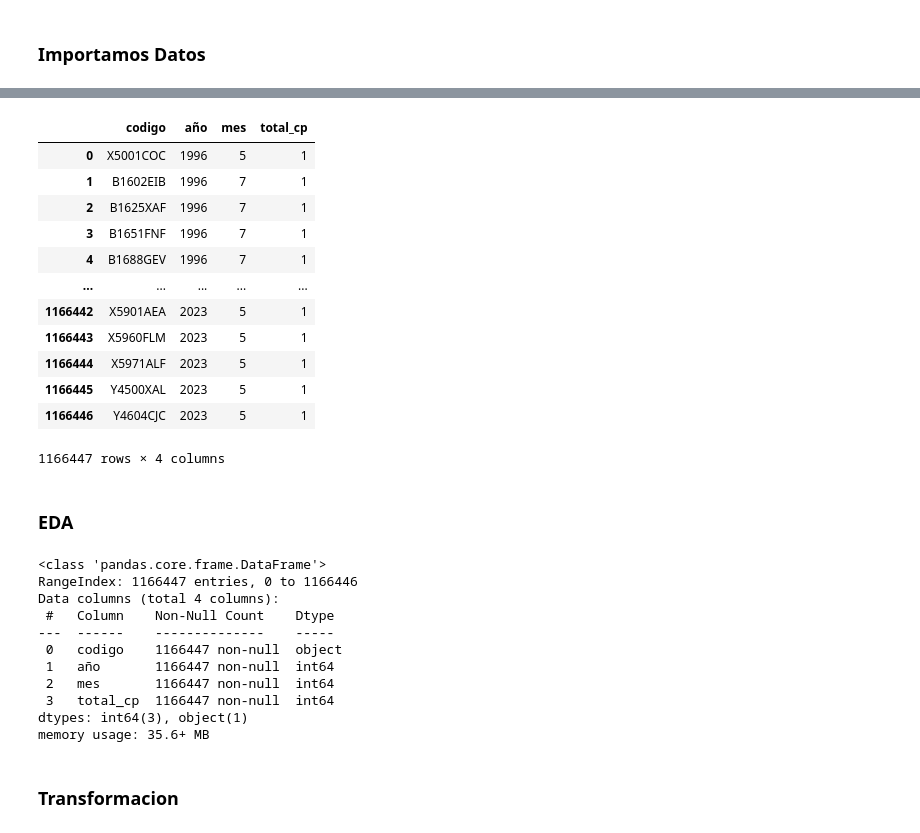
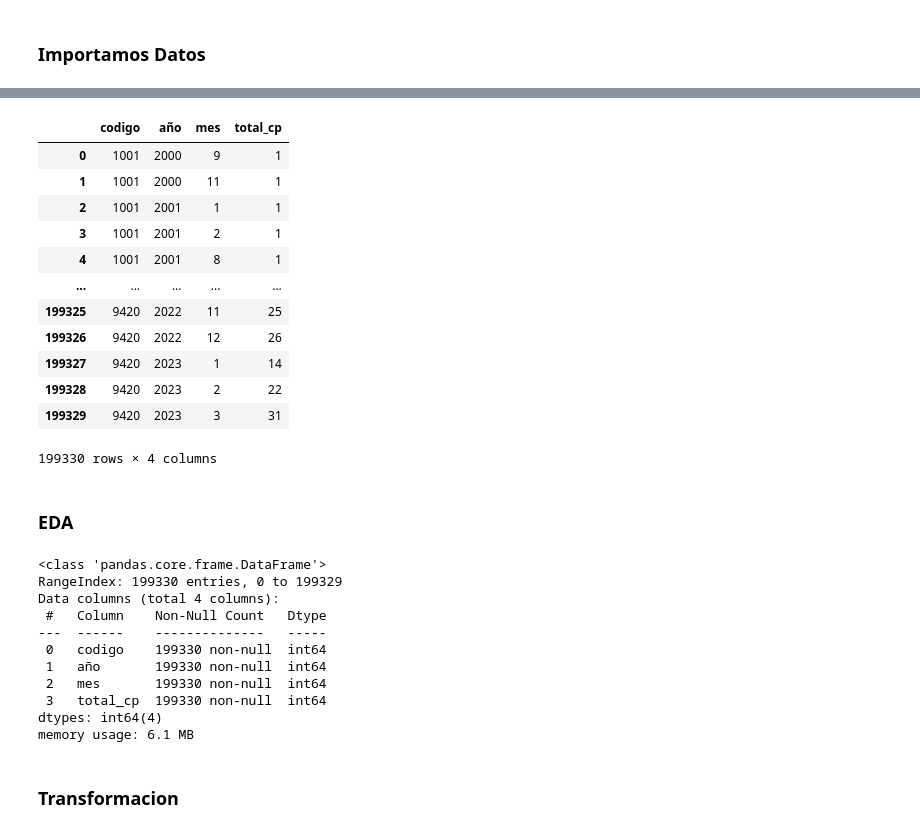
Before and after one commit to gabrielfernandorey/GGGR, a Jupyter notebook: LSTM/SRT v5.ipynb, the cells around one changed output, grey strips where cells are left out. Saved outputs shown, nothing was run; the diff lists cells and outputs as text; code cells hidden in the pictures.

```diff
--- a/LSTM/SRT v5.ipynb
+++ b/LSTM/SRT v5.ipynb
@@ -43,36 +43,36 @@ alfanumerico_SRT.cs 100%[===================>]  28.42M  95.8MB/s    in 0.3s
 # %%
-df = pd.read_csv('/content/alfanumerico_SRT.csv', header=0, usecols=[1,2,3,4])
+df = pd.read_csv('/content/alfanumerico_48_SRT.csv', header=0, usecols=[1,2,3,4])
 df
 # %% [output]
 |  | codigo | año | mes | total_cp |
-| 0 | X5001COC | 1996 | 5 | 1 |
-| 1 | B1602EIB | 1996 | 7 | 1 |
-| 2 | B1625XAF | 1996 | 7 | 1 |
-| 3 | B1651FNF | 1996 | 7 | 1 |
-| 4 | B1688GEV | 1996 | 7 | 1 |
+| 0 | 1001 | 2000 | 9 | 1 |
+| 1 | 1001 | 2000 | 11 | 1 |
+| 2 | 1001 | 2001 | 1 | 1 |
+| 3 | 1001 | 2001 | 2 | 1 |
+| 4 | 1001 | 2001 | 8 | 1 |
 | ... | ... | ... | ... | ... |
-| 1166442 | X5901AEA | 2023 | 5 | 1 |
-| 1166443 | X5960FLM | 2023 | 5 | 1 |
-| 1166444 | X5971ALF | 2023 | 5 | 1 |
-| 1166445 | Y4500XAL | 2023 | 5 | 1 |
-| 1166446 | Y4604CJC | 2023 | 5 | 1 |
+| 199325 | 9420 | 2022 | 11 | 25 |
+| 199326 | 9420 | 2022 | 12 | 26 |
+| 199327 | 9420 | 2023 | 1 | 14 |
+| 199328 | 9420 | 2023 | 2 | 22 |
+| 199329 | 9420 | 2023 | 3 | 31 |
-1166447 rows × 4 columns
+199330 rows × 4 columns
 # %% [markdown]
 ### EDA
 # %%
 df.info()
 # %% [output]
 <class 'pandas.core.frame.DataFrame'>
-RangeIndex: 1166447 entries, 0 to 1166446
+RangeIndex: 199330 entries, 0 to 199329
 Data columns (total 4 columns):
- #   Column    Non-Null Count    Dtype
----  ------    --------------    -----
- 0   codigo    1166447 non-null  object
- 1   año       1166447 non-null  int64
- 2   mes       1166447 non-null  int64
- 3   total_cp  1166447 non-null  int64
-dtypes: int64(3), object(1)
-memory usage: 35.6+ MB
+ #   Column    Non-Null Count   Dtype
+---  ------    --------------   -----
+ 0   codigo    199330 non-null  int64
+ 1   año       199330 non-null  int64
+ 2   mes       199330 non-null  int64
+ 3   total_cp  199330 non-null  int64
+dtypes: int64(4)
+memory usage: 6.1 MB
 # %% [markdown]
 ### Transformacion
 # %%
```
Also changed, not shown: parts of 1 cell of this notebook.
